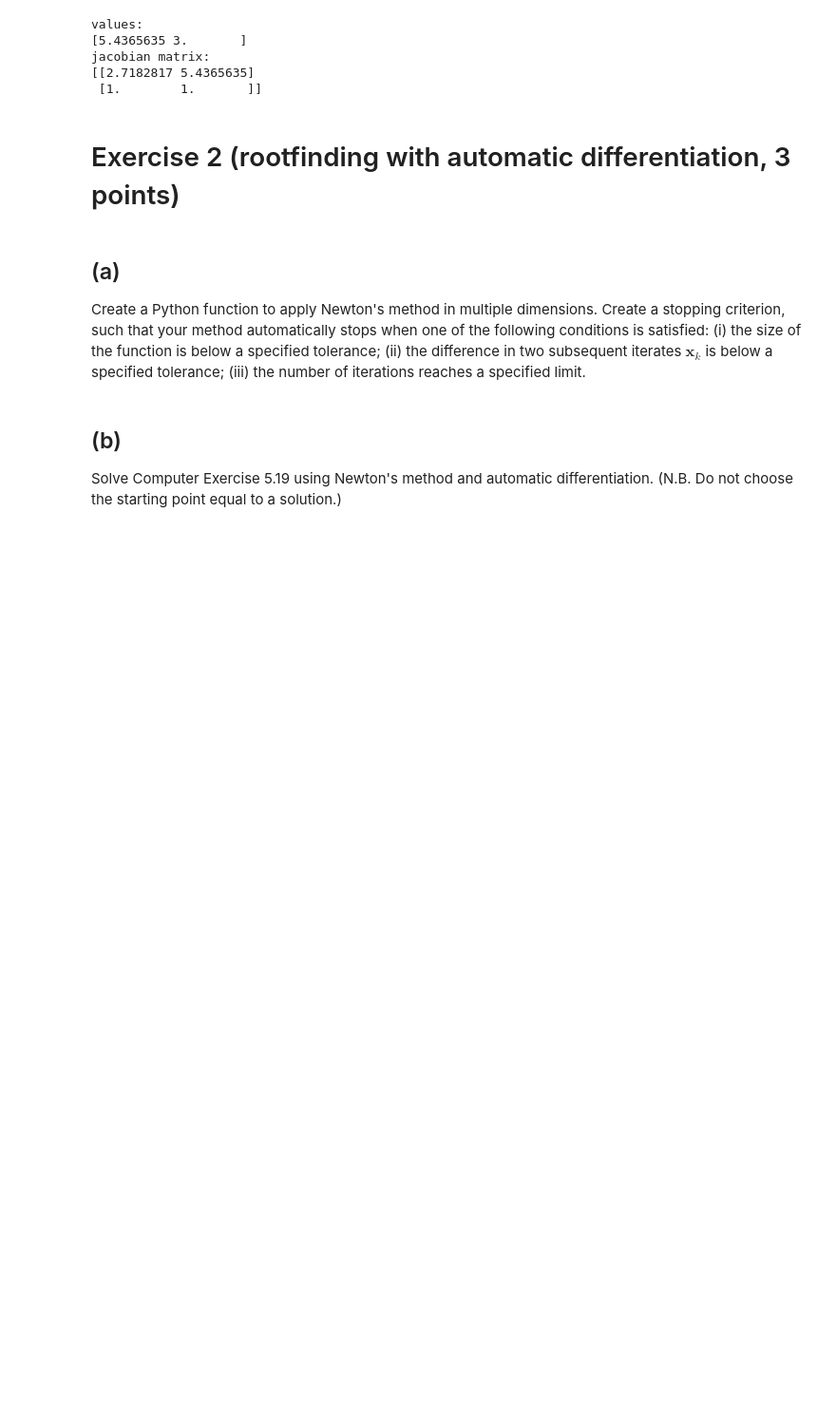
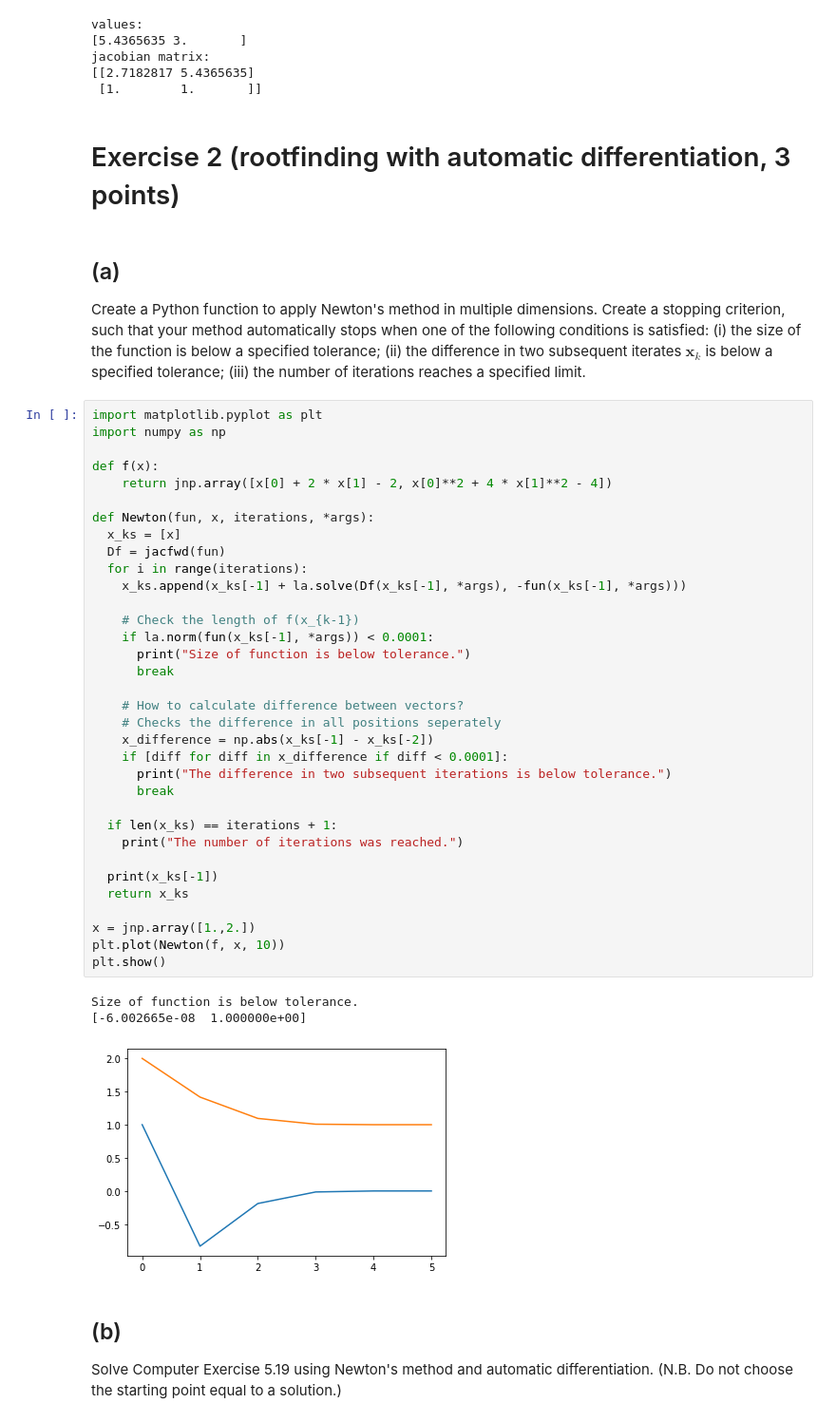
Before and after one commit to JaccovanWijk/NAHomework, a Jupyter notebook: Homework 4/Jacco.ipynb, the cells around one changed output. Shown at 95% size. Cells and saved outputs as stored; diff of their text form; blank space fills up the shorter version.

```diff
--- a/Homework 4/Jacco.ipynb
+++ b/Homework 4/Jacco.ipynb
@@ -117,6 +117,44 @@ jacobian matrix:
 # %% [markdown]
 ## (a)
 Create a Python function to apply Newton's method in multiple dimensions. Create a stopping criterion, such that your method automatically stops when one of the following conditions is satisfied: (i) the size of the function is below a specified tolerance; (ii) the difference in two subsequent iterates $\mathbf{x}_k$ is below a specified tolerance; (iii) the number of iterations reaches a specified limit.
+# %%
+import matplotlib.pyplot as plt
+import numpy as np
+
+def f(x):
+    return jnp.array([x[0] + 2 * x[1] - 2, x[0]**2 + 4 * x[1]**2 - 4])
+
+def Newton(fun, x, iterations, *args):
+  x_ks = [x]
+  Df = jacfwd(fun)
+  for i in range(iterations):
+    x_ks.append(x_ks[-1] + la.solve(Df(x_ks[-1], *args), -fun(x_ks[-1], *args)))
+
+    # Check the length of f(x_{k-1})
+    if la.norm(fun(x_ks[-1], *args)) < 0.0001:
+      print("Size of function is below tolerance.")
+      break
+
+    # How to calculate difference between vectors?
+    # Checks the difference in all positions seperately
+    x_difference = np.abs(x_ks[-1] - x_ks[-2])
+    if [diff for diff in x_difference if diff < 0.0001]:
+      print("The difference in two subsequent iterations is below tolerance.")
+      break
+
+  if len(x_ks) == iterations + 1:
+    print("The number of iterations was reached.")
+
+  print(x_ks[-1])
+  return x_ks
+
+x = jnp.array([1.,2.])
+plt.plot(Newton(f, x, 10))
+plt.show()
+# %% [output]
+Size of function is below tolerance.
+[-6.002665e-08  1.000000e+00]
+[figure, added]
 # %% [markdown]
 ## (b)
 Solve Computer Exercise 5.19 using Newton's method and automatic differentiation. (N.B. Do not choose the starting point equal to a solution.)
```
Also changed, not shown: parts of 3 cells of this notebook.
